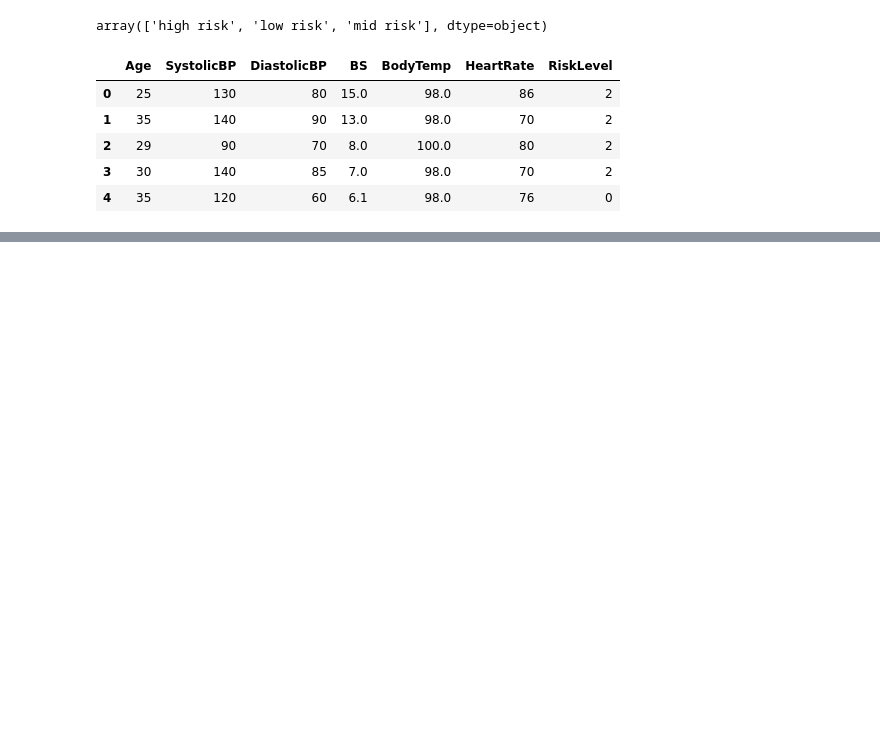
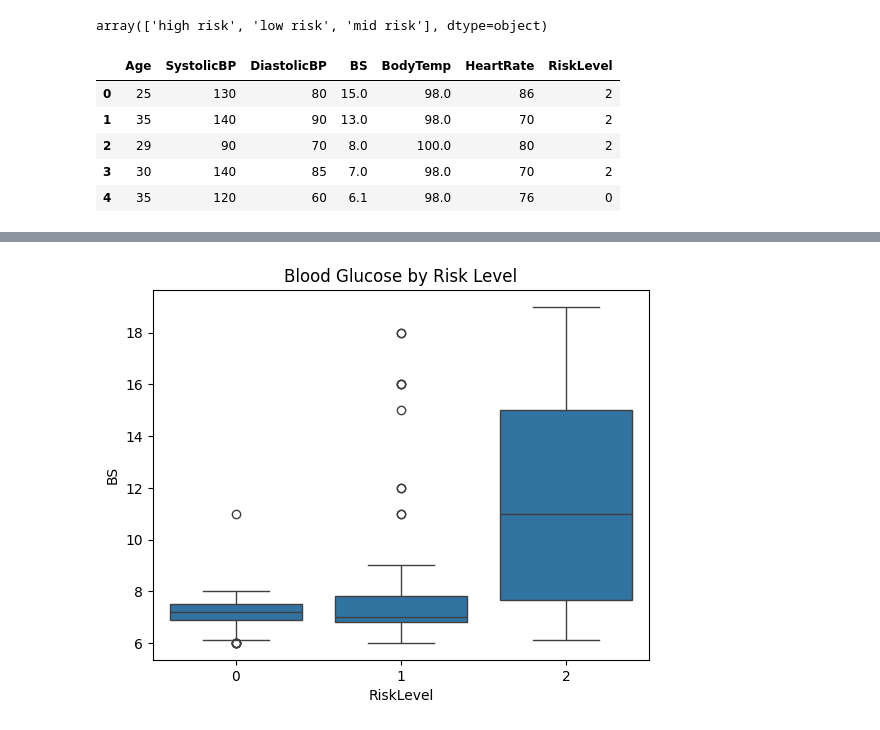
Before and after one commit to sankajithdjinasena/Maternal_Health_Risk_Model, a Jupyter notebook: script.ipynb, the cells around one changed output, grey strips where cells are left out. Cells and saved outputs as stored; diff of their text form; code cells hidden in the pictures; blank space fills up the shorter version.

```diff
--- a/script.ipynb
+++ b/script.ipynb
@@ -166,0 +199,4 @@ Name: count, dtype: int64
+# %%
+sns.boxplot(x=df.RiskLevel, y=df.BS).set_title("Blood Glucose by Risk Level");
+# %% [output]
+[figure, added]
```
Also changed, not shown: parts of 28 cells of this notebook, 1 other file.
